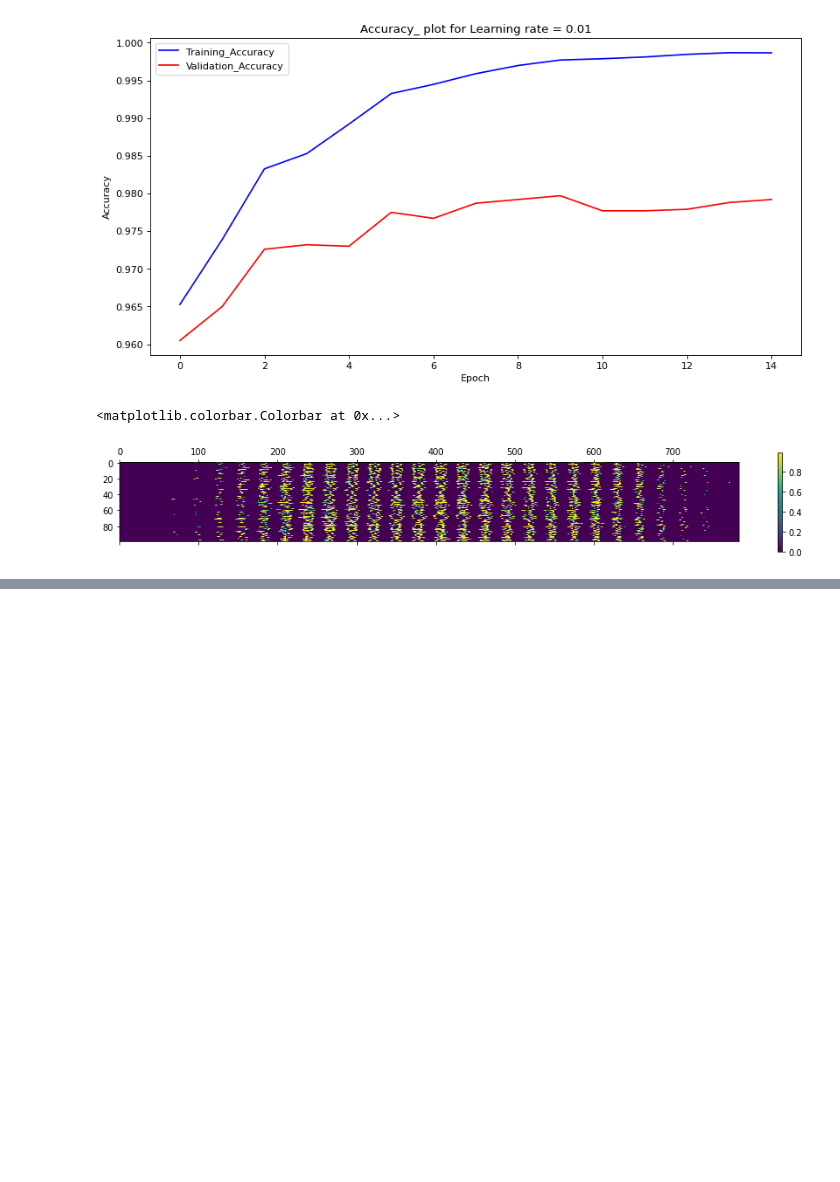
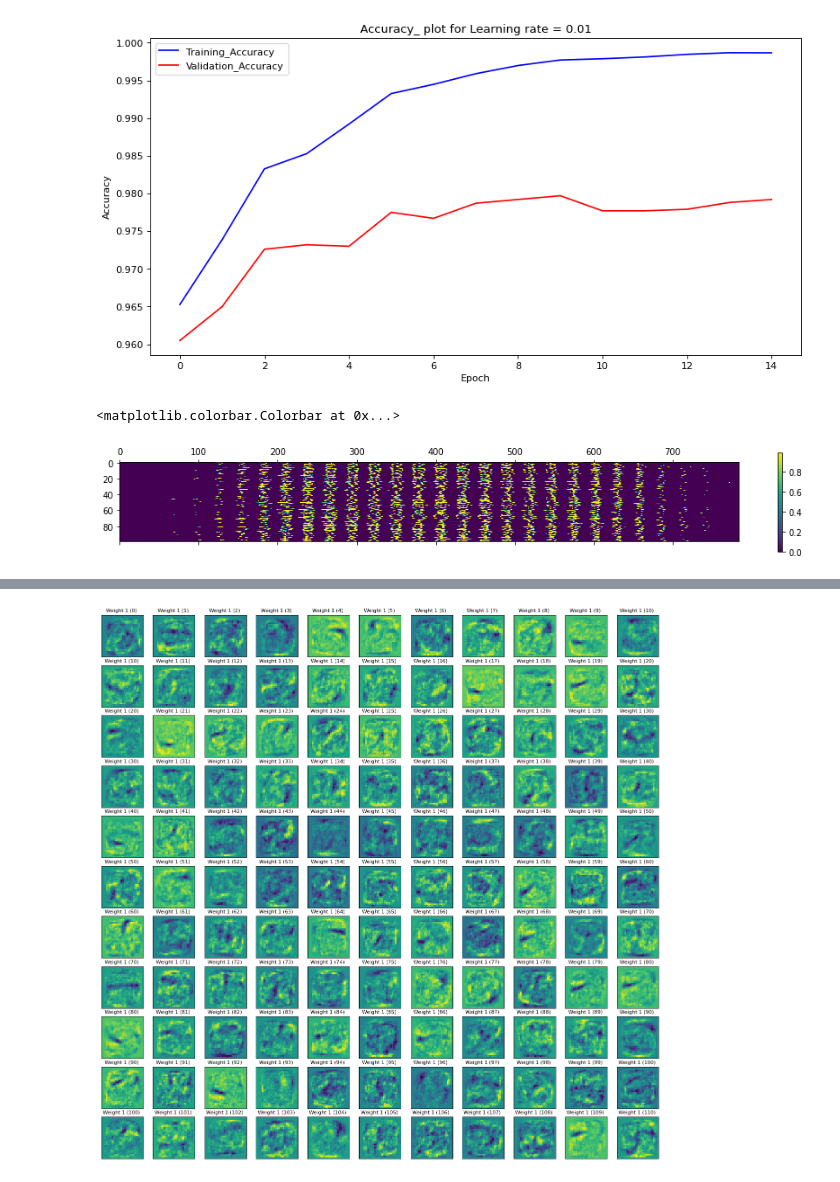
Before and after one commit to atharvabagde/ML_starter, a Jupyter notebook: MNIST/MNIST_Neural_Network.ipynb, the cells around one changed output, grey strips where cells are left out. Saved outputs shown, nothing was run; the diff lists cells and outputs as text; code cells hidden in the pictures; blank space fills up the shorter version.

```diff
--- a/MNIST/MNIST_Neural_Network.ipynb
+++ b/MNIST/MNIST_Neural_Network.ipynb
@@ -374,0 +384,15 @@ plt.colorbar()
+# %%
+def show_Weights(W):
+  n = int(sqrt(W.shape[1]))
+  _ , axes = plt.subplots(n,n,figsize=(20,20), dpi = 80)
+  for i in range(n):
+    for j in range(n):
+       axes[i,j].imshow(W[:,n*i + j].reshape(28,28))
+       axes[i,j].set_title("Weight 1 ({}) ".format( 10*i + j) ,fontsize = 10)
+       axes[i,j].set_xticks([])
+       axes[i,j].set_yticks([])
+       plt.plot()
+
+show_Weights(network.W1)
+# %% [output]
+[figure, added]
```
Also changed, not shown: parts of 1 cell of this notebook.
